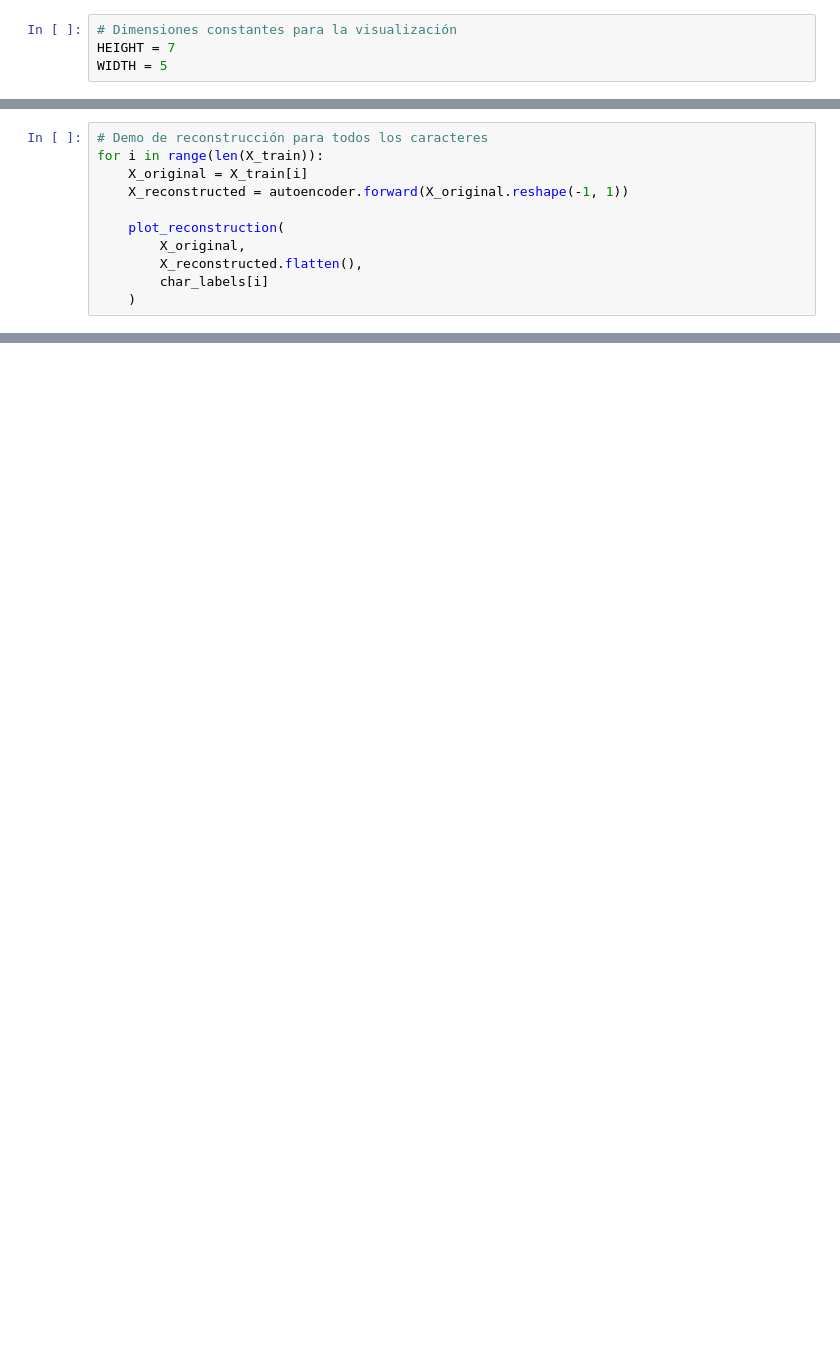
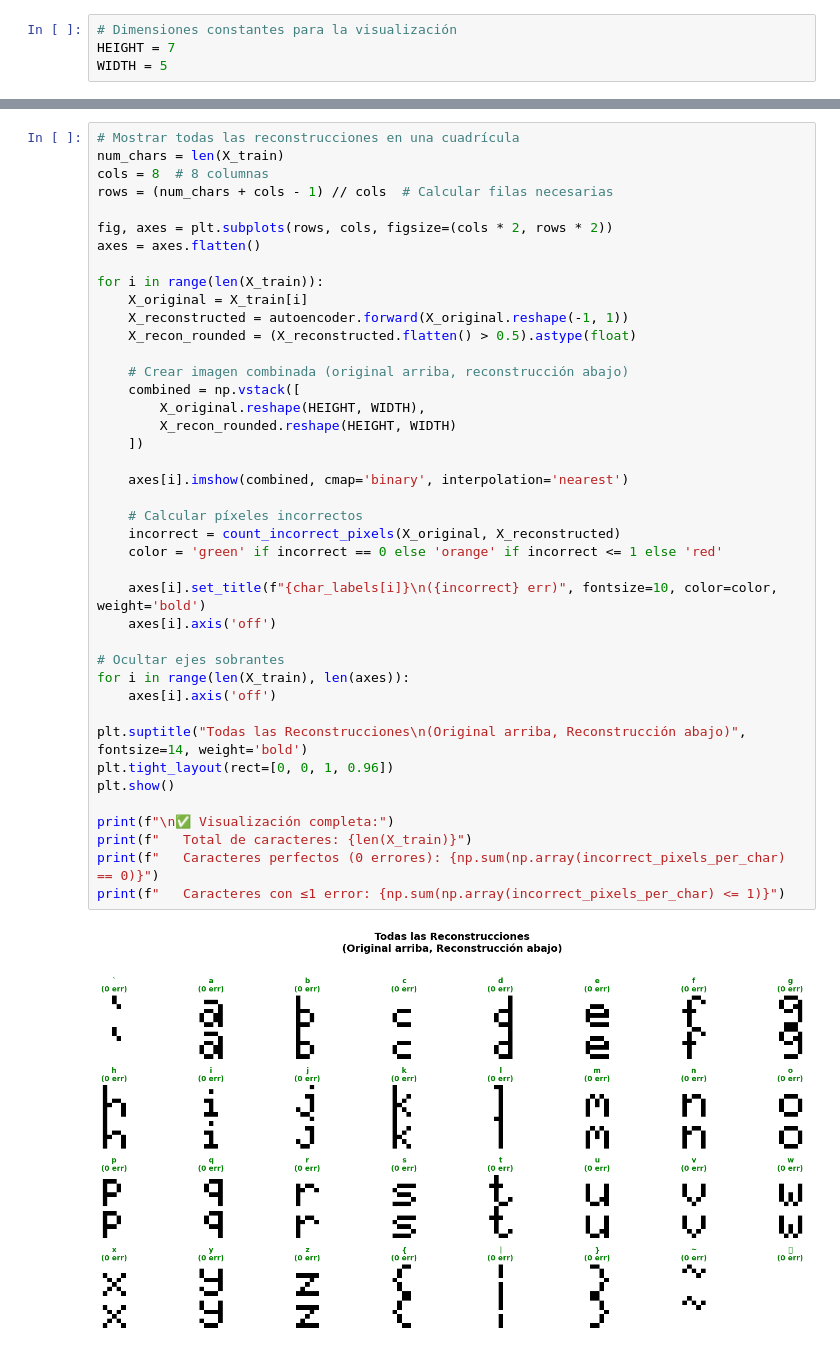
Before and after one commit to Patricklt2/SIA-TP5, a Jupyter notebook: src/runnables/ej1.ipynb, the cells around one changed output, grey strips where cells are left out. Drawn from its saved outputs; the diff is of its cells as text; blank space fills up the shorter version.

```diff
--- a/src/runnables/ej1.ipynb
+++ b/src/runnables/ej1.ipynb
@@ -164,11 +148,0 @@ def plot_reconstruction(X_original, X_prime, char_label, title="Caracter En Reco
-# %%
-# Demo de reconstrucción para todos los caracteres
-for i in range(len(X_train)):
-    X_original = X_train[i]
-    X_reconstructed = autoencoder.forward(X_original.reshape(-1, 1))
-
-    plot_reconstruction(
-        X_original,
-        X_reconstructed.flatten(),
-        char_labels[i]
-    )
@@ -253,0 +221,43 @@ def plot_interpolation(X1_original, X2_original, X_interp_prime, char1_label, ch
+# %%
+# Mostrar todas las reconstrucciones en una cuadrícula
+num_chars = len(X_train)
+cols = 8  # 8 columnas
+rows = (num_chars + cols - 1) // cols  # Calcular filas necesarias
+
+fig, axes = plt.subplots(rows, cols, figsize=(cols * 2, rows * 2))
+axes = axes.flatten()
+
+for i in range(len(X_train)):
+    X_original = X_train[i]
+    X_reconstructed = autoencoder.forward(X_original.reshape(-1, 1))
+    X_recon_rounded = (X_reconstructed.flatten() > 0.5).astype(float)
+
+    # Crear imagen combinada (original arriba, reconstrucción abajo)
+    combined = np.vstack([
+        X_original.reshape(HEIGHT, WIDTH),
+        X_recon_rounded.reshape(HEIGHT, WIDTH)
+    ])
+
+    axes[i].imshow(combined, cmap='binary', interpolation='nearest')
+
+    # Calcular píxeles incorrectos
+    incorrect = count_incorrect_pixels(X_original, X_reconstructed)
+    color = 'green' if incorrect == 0 else 'orange' if incorrect <= 1 else 'red'
+
+    axes[i].set_title(f"{char_labels[i]}\n({incorrect} err)", fontsize=10, color=color, weight='bold')
+    axes[i].axis('off')
+
+# Ocultar ejes sobrantes
+for i in range(len(X_train), len(axes)):
+    axes[i].axis('off')
+
+plt.suptitle("Todas las Reconstrucciones\n(Original arriba, Reconstrucción abajo)", fontsize=14, weight='bold')
+plt.tight_layout(rect=[0, 0, 1, 0.96])
+plt.show()
+
+print(f"\n✅ Visualización completa:")
+print(f"   Total de caracteres: {len(X_train)}")
+print(f"   Caracteres perfectos (0 errores): {np.sum(np.array(incorrect_pixels_per_char) == 0)}")
+print(f"   Caracteres con ≤1 error: {np.sum(np.array(incorrect_pixels_per_char) <= 1)}")
+# %% [output]
+[figure, added]
```
Also changed, not shown: parts of 19 cells of this notebook.
